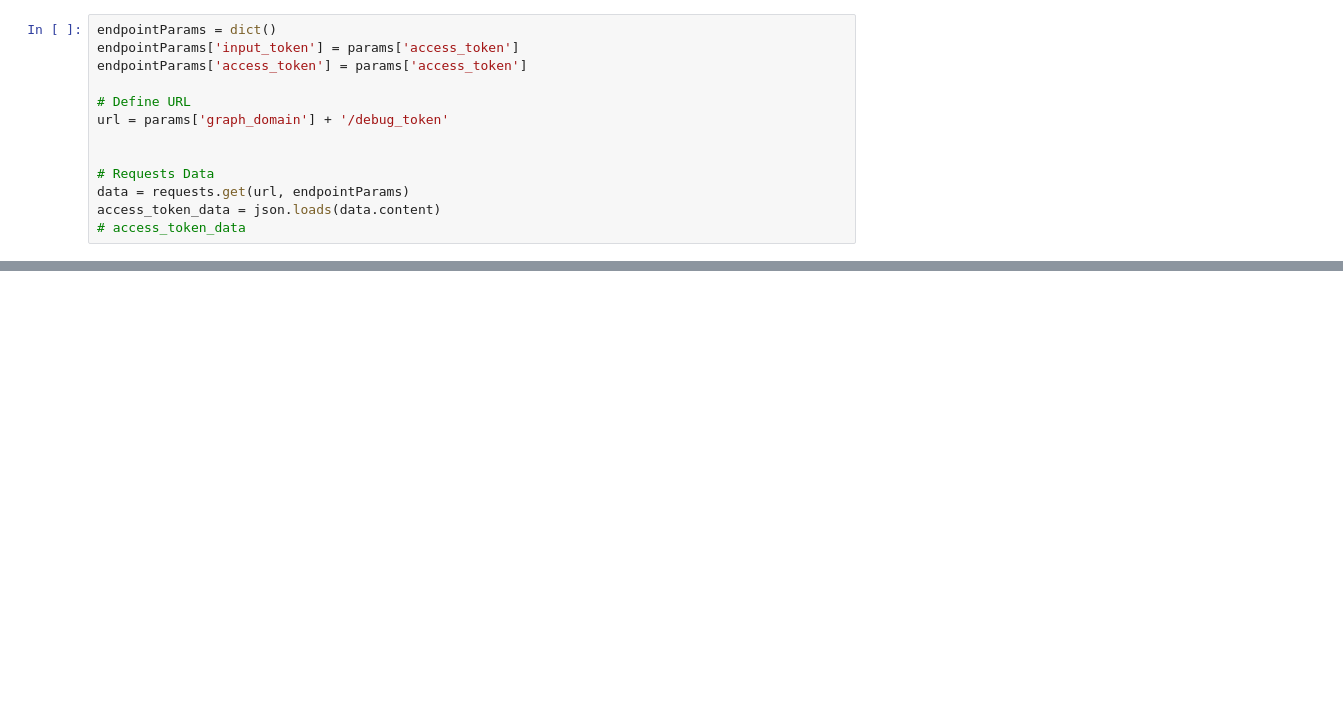
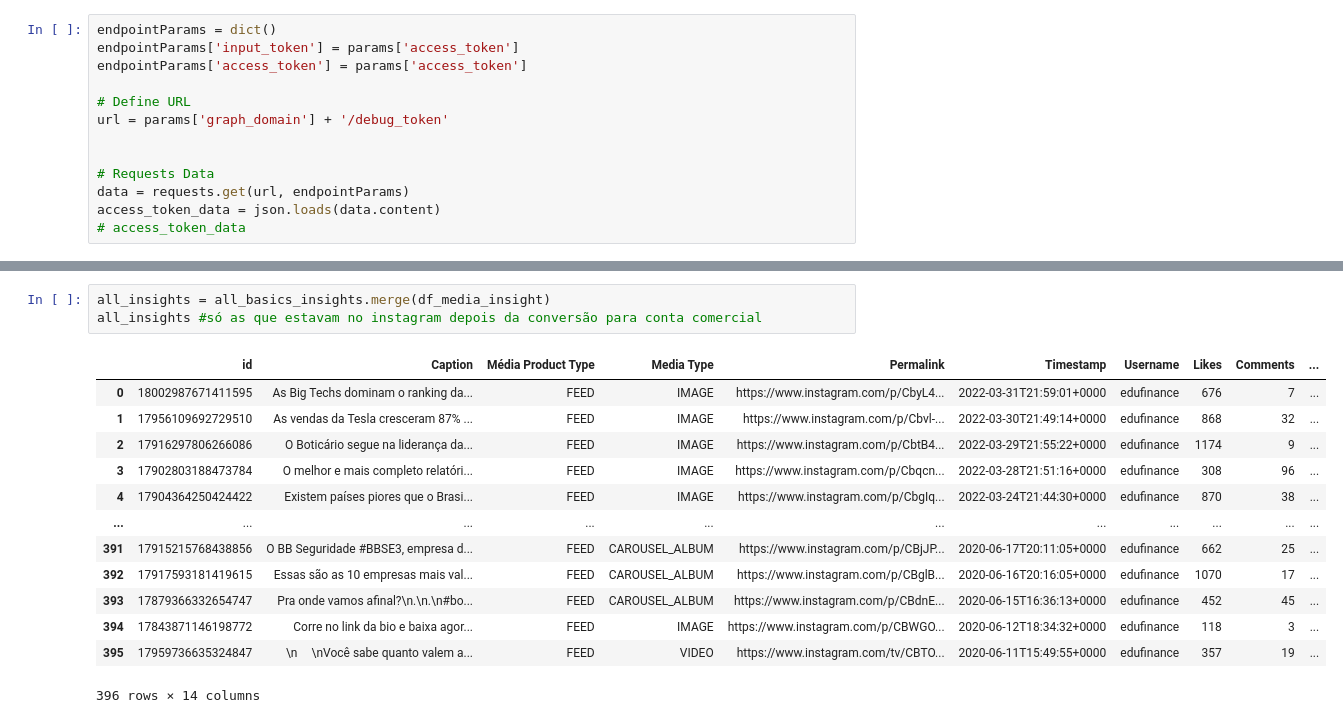
Before and after one commit to viniciusvianavieira/Edufinance, a Jupyter notebook: ApiInstagram/ApiTesteInstagram.ipynb, the cells around one changed output, grey strips where cells are left out. Drawn from its saved outputs; the diff is of its cells as text; blank space fills up the shorter version.

```diff
--- a/ApiInstagram/ApiTesteInstagram.ipynb
+++ b/ApiInstagram/ApiTesteInstagram.ipynb
@@ -195,0 +201,17 @@ df_media_insight.head()
+# %%
+all_insights = all_basics_insights.merge(df_media_insight)
+all_insights #só as que estavam no instagram depois da conversão para conta comercial
+# %% [output]
+|  | id | Caption | Média Product Type | Media Type | Permalink | Timestamp | Username | Likes | Comments | ... |
+| 0 | 18002987671411595 | As Big Techs dominam o ranking da... | FEED | IMAGE | https://www.instagram.com/p/CbyL4... | 2022-03-31T21:59:01+0000 | edufinance | 676 | 7 | ... |
+| 1 | 17956109692729510 | As vendas da Tesla cresceram 87% ... | FEED | IMAGE | https://www.instagram.com/p/Cbvl-... | 2022-03-30T21:49:14+0000 | edufinance | 868 | 32 | ... |
+| 2 | 17916297806266086 | O Boticário segue na liderança da... | FEED | IMAGE | https://www.instagram.com/p/CbtB4... | 2022-03-29T21:55:22+0000 | edufinance | 1174 | 9 | ... |
+| 3 | 17902803188473784 | O melhor e mais completo relatóri... | FEED | IMAGE | https://www.instagram.com/p/Cbqcn... | 2022-03-28T21:51:16+0000 | edufinance | 308 | 96 | ... |
+| 4 | 17904364250424422 | Existem países piores que o Brasi... | FEED | IMAGE | https://www.instagram.com/p/CbgIq... | 2022-03-24T21:44:30+0000 | edufinance | 870 | 38 | ... |
+| ... | ... | ... | ... | ... | ... | ... | ... | ... | ... | ... |
+| 391 | 17915215768438856 | O BB Seguridade #BBSE3, empresa d... | FEED | CAROUSEL_ALBUM | https://www.instagram.com/p/CBjJP... | 2020-06-17T20:11:05+0000 | edufinance | 662 | 25 | ... |
+| 392 | 17917593181419615 | Essas são as 10 empresas mais val... | FEED | CAROUSEL_ALBUM | https://www.instagram.com/p/CBglB... | 2020-06-16T20:16:05+0000 | edufinance | 1070 | 17 | ... |
+| 393 | 17879366332654747 | Pra onde vamos afinal?\n.\n.\n#bo... | FEED | CAROUSEL_ALBUM | https://www.instagram.com/p/CBdnE... | 2020-06-15T16:36:13+0000 | edufinance | 452 | 45 | ... |
+| 394 | 17843871146198772 | Corre no link da bio e baixa agor... | FEED | IMAGE | https://www.instagram.com/p/CBWGO... | 2020-06-12T18:34:32+0000 | edufinance | 118 | 3 | ... |
+| 395 | 17959736635324847 | ㅤ \nㅤ \nVocê sabe quanto valem a... | FEED | VIDEO | https://www.instagram.com/tv/CBTO... | 2020-06-11T15:49:55+0000 | edufinance | 357 | 19 | ... |
+396 rows × 14 columns
```
Also changed, not shown: parts of 12 cells of this notebook, 1 other file.
